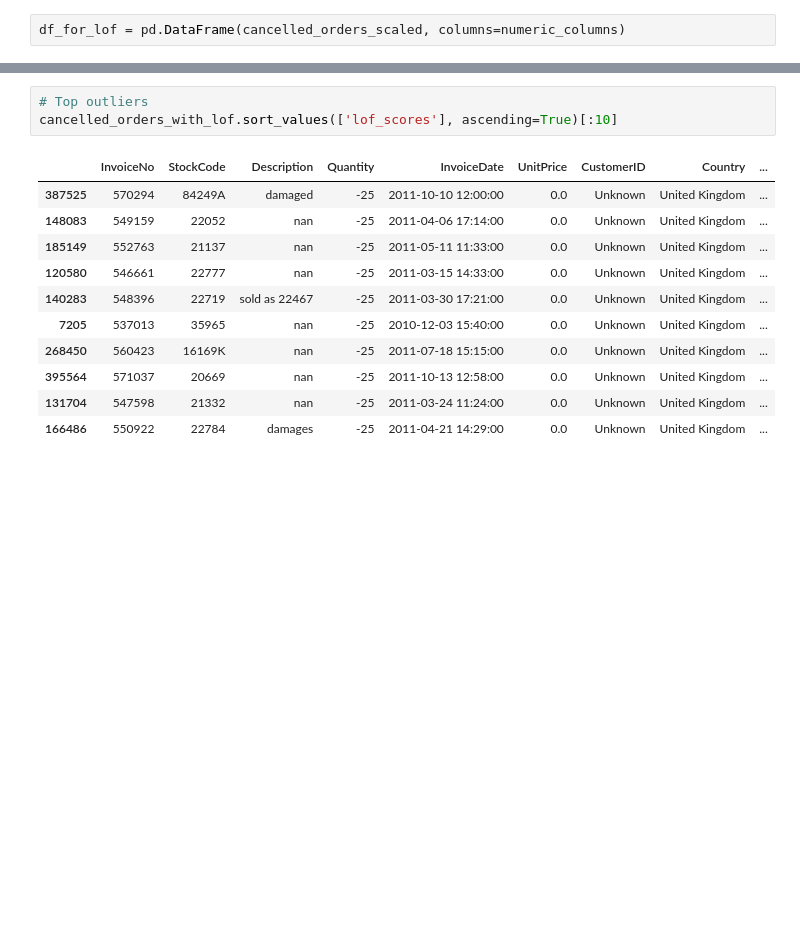
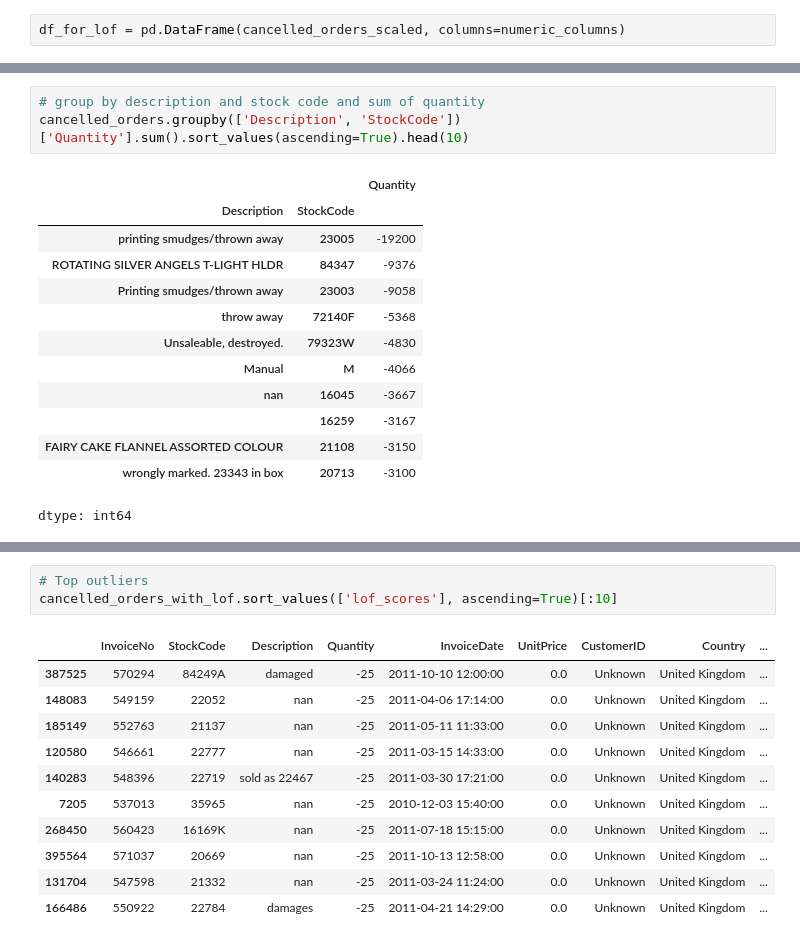
Before and after one commit to karapradeepkumar/Group14_MLUL2, a Jupyter notebook: Group14_MLUL2.ipynb, the cells around one changed output, grey strips where cells are left out. Saved outputs shown, nothing was run; the diff lists cells and outputs as text; blank space fills up the shorter version.

```diff
--- a/Group14_MLUL2.ipynb
+++ b/Group14_MLUL2.ipynb
@@ -718 +783,18 @@ df_for_lof
+# %%
+# group by description and stock code and sum of quantity
+cancelled_orders.groupby(['Description', 'StockCode'])['Quantity'].sum().sort_values(ascending=True).head(10)
+# %% [output]
+|  |  | Quantity |
+| Description | StockCode |  |
+| printing smudges/thrown away | 23005 | -19200 |
+| ROTATING SILVER ANGELS T-LIGHT HLDR | 84347 | -9376 |
+| Printing smudges/thrown away | 23003 | -9058 |
+| throw away | 72140F | -5368 |
+| Unsaleable, destroyed. | 79323W | -4830 |
+| Manual | M | -4066 |
+| nan | 16045 | -3667 |
+|  | 16259 | -3167 |
+| FAIRY CAKE FLANNEL ASSORTED COLOUR | 21108 | -3150 |
+| wrongly marked. 23343 in box | 20713 | -3100 |
+dtype: int64
 # %%
```
Also changed, not shown: parts of 17 cells of this notebook.
